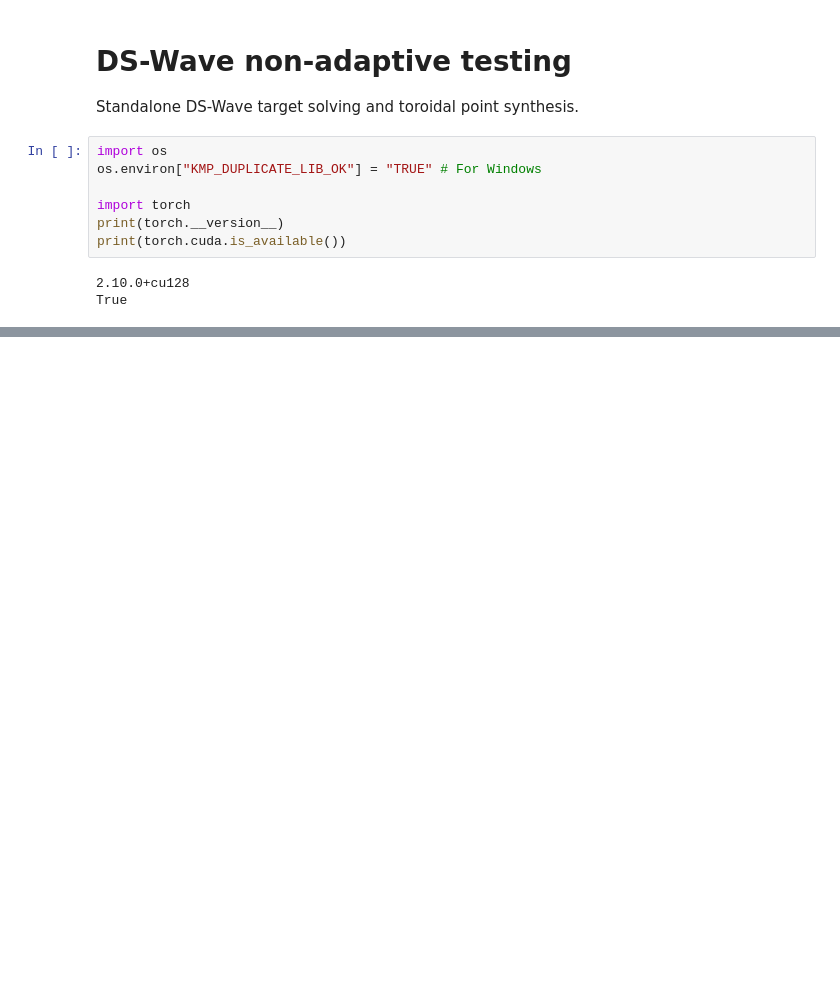
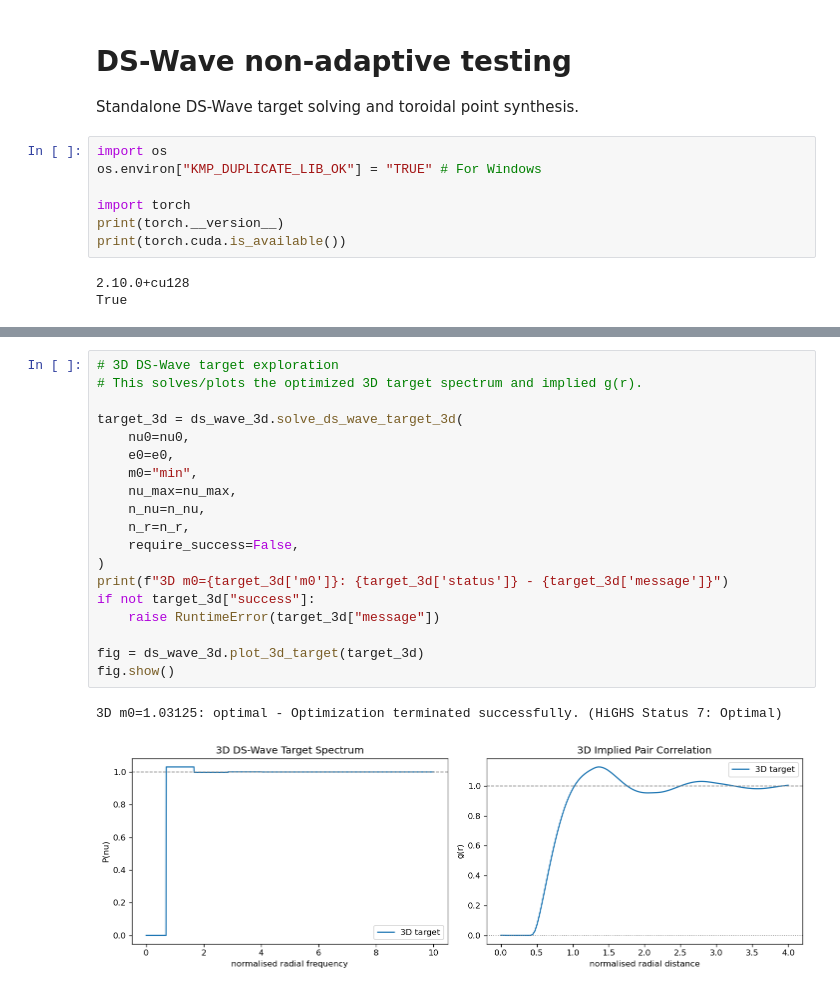
Before and after one commit to lilinitsy/BlueNoisePointProcesses, a Jupyter notebook: python/ds-wave-testing.ipynb, the cells around one changed output, grey strips where cells are left out. Cells and saved outputs as stored; diff of their text form; blank space fills up the shorter version.

Commit message:
3D DS-Wave attempt

```diff
--- a/python/ds-wave-testing.ipynb
+++ b/python/ds-wave-testing.ipynb
@@ -147,0 +164,22 @@ fig.show()
+# %%
+# 3D DS-Wave target exploration
+# This solves/plots the optimized 3D target spectrum and implied g(r).
+
+target_3d = ds_wave_3d.solve_ds_wave_target_3d(
+	nu0=nu0,
+	e0=e0,
+	m0="min",
+	nu_max=nu_max,
+	n_nu=n_nu,
+	n_r=n_r,
+	require_success=False,
+)
+print(f"3D m0={target_3d['m0']}: {target_3d['status']} - {target_3d['message']}")
+if not target_3d["success"]:
+	raise RuntimeError(target_3d["message"])
+
+fig = ds_wave_3d.plot_3d_target(target_3d)
+fig.show()
+# %% [output]
+3D m0=1.03125: optimal - Optimization terminated successfully. (HiGHS Status 7: Optimal)
+[figure, added]
```
Also changed, not shown: parts of 13 cells of this notebook, 2 other files.
